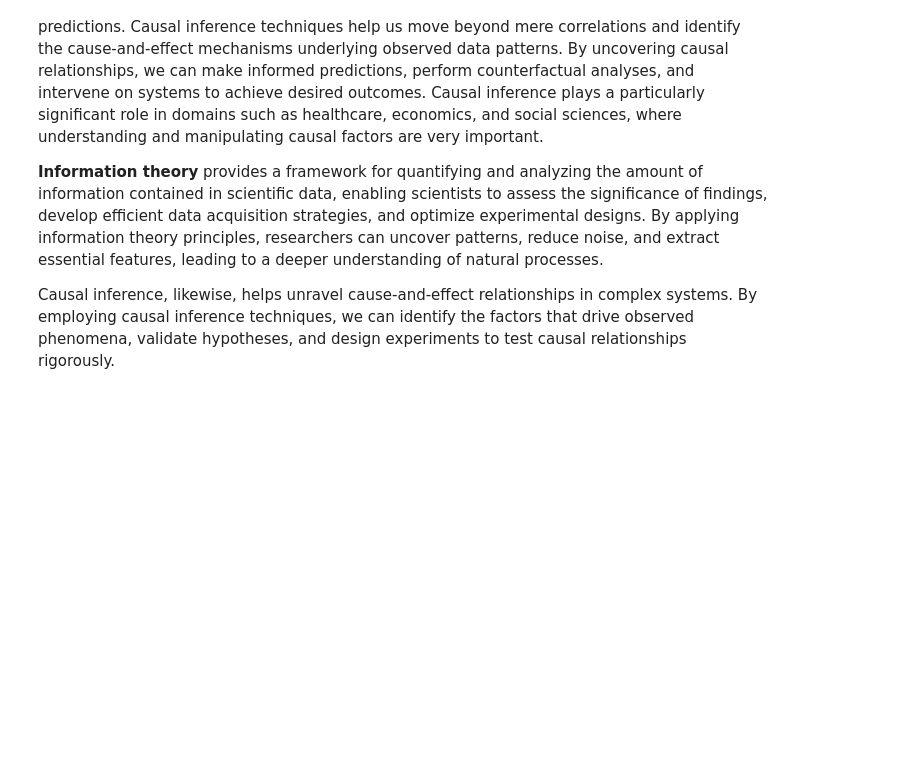
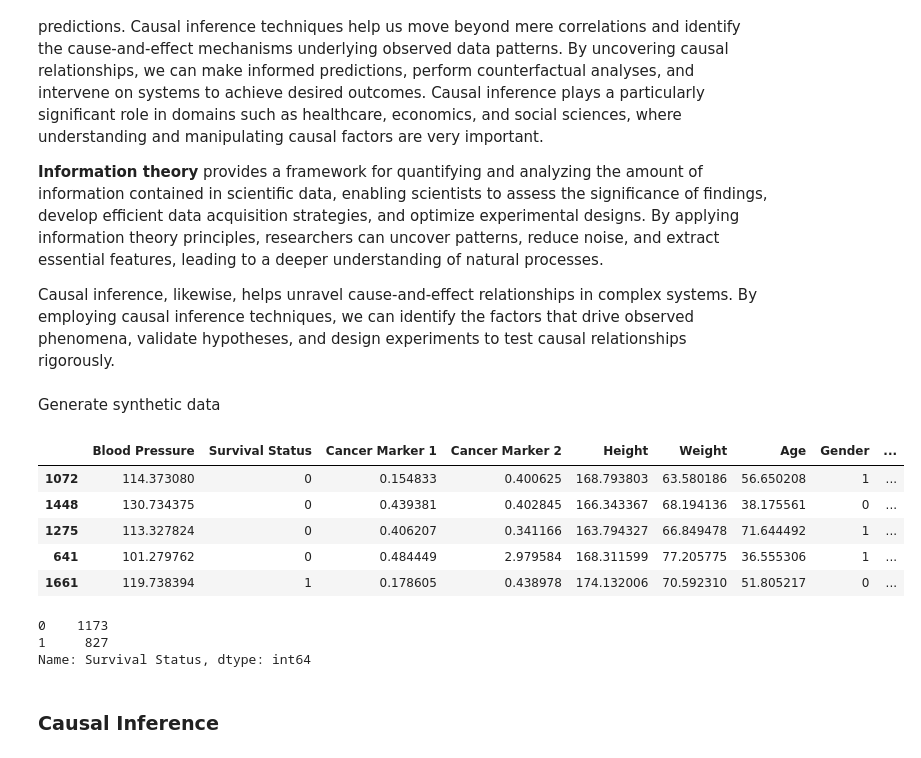
Before and after one commit to ProfessorBanner/Portfolio., a Jupyter notebook: Data Science/Information theory and causal inference.ipynb, the cells around one changed output. Cells and saved outputs as stored; diff of their text form; code cells hidden in the pictures; blank space fills up the shorter version.

```diff
--- a/Data Science/Information theory and causal inference.ipynb
+++ b/Data Science/Information theory and causal inference.ipynb
@@ -8,3 +15,78 @@ Information theory and causal inference play pivotal role in advancing our under
 **Information theory** provides a framework for quantifying and analyzing the amount of information contained in scientific data, enabling scientists to assess the significance of findings, develop efficient data acquisition strategies, and optimize experimental designs. By applying information theory principles, researchers can uncover patterns, reduce noise, and extract essential features, leading to a deeper understanding of natural processes.
 
 Causal inference, likewise, helps unravel cause-and-effect relationships in complex systems. By employing causal inference techniques, we can identify the factors that drive observed phenomena, validate hypotheses, and design experiments to test causal relationships rigorously.
+# %% [markdown]
+Generate synthetic data
+# %%
+np.random.seed(77)
+num_samples = 1000 # Define the number of samples
+
+# Generate treated group data
+treated_blood_pressure = np.random.normal(110, 5, num_samples)
+treated_survival_status = np.random.choice([0, 1], size=num_samples, p=[0.8, 0.2])  # Lower survival probability
+treated_cancer_marker1 = np.random.normal(0.5, 0.1, num_samples)
+treated_cancer_marker2 = np.random.normal(3, 0.1, num_samples)
+treated_height = np.random.normal(170, 10, num_samples)
+treated_weight = np.random.normal(70, 5, num_samples)
+treated_age = np.random.normal(50, 10, num_samples)
+treated_gender = np.random.choice([0, 1], size=num_samples)  # 0 for Male, 1 for Female
+treated_group = ['Treated'] * num_samples
+
+# Generate not treated group data
+not_treated_blood_pressure = np.random.normal(120, 8, num_samples)
+not_treated_survival_status = np.random.choice([0, 1], size=num_samples, p=[0.4, 0.6])
+not_treated_cancer_marker1 = np.random.normal(0.3, 0.1, num_samples)
+not_treated_cancer_marker2 = np.random.normal(0.4, 0.1, num_samples)
+not_treated_height = np.random.normal(165, 8, num_samples)
+not_treated_weight = np.random.normal(65, 5, num_samples)
+not_treated_age = np.random.normal(55, 12, num_samples)
+not_treated_gender = np.random.choice([0, 1], size=num_samples)  # 0 for Male, 1 for Female
+not_treated_group = ['Not Treated'] * num_samples
+
+# Generate survival time for both groups (up to 10 years)
+treated_survival_time = np.random.randint(1, 11, num_samples)
+not_treated_survival_time = np.random.randint(1, 11, num_samples)
+
+# Combine treated and not treated data
+all_blood_pressure = np.concatenate((treated_blood_pressure, not_treated_blood_pressure))
+all_survival_status = np.concatenate((treated_survival_status, not_treated_survival_status))
+all_cancer_marker1 = np.concatenate((treated_cancer_marker1, not_treated_cancer_marker1))
+all_cancer_marker2 = np.concatenate((treated_cancer_marker2, not_treated_cancer_marker2))
+all_height = np.concatenate((treated_height, not_treated_height))
+all_weight = np.concatenate((treated_weight, not_treated_weight))
+all_age = np.concatenate((treated_age, not_treated_age))
+all_gender = np.concatenate((treated_gender, not_treated_gender))
+all_group = np.concatenate((treated_group, not_treated_group))
+all_survival_time = np.concatenate((treated_survival_time, not_treated_survival_time))
+
+# Create a DataFrame with features and target
+df = pd.DataFrame({
+    'Blood Pressure': all_blood_pressure,
+    'Survival Status': all_survival_status,
+    'Cancer Marker 1': all_cancer_marker1,
+    'Cancer Marker 2': all_cancer_marker2,
+    'Height': all_height,
+    'Weight': all_weight,
+    'Age': all_age,
+    'Gender': all_gender,
+    'Treatment Group': all_group,
+    'Survival Time': all_survival_time
+})
+df=df.sample(frac=1) # shuffle
+
+df.head(5)
+# %% [output]
+|  | Blood Pressure | Survival Status | Cancer Marker 1 | Cancer Marker 2 | Height | Weight | Age | Gender | ... |
+| 1072 | 114.373080 | 0 | 0.154833 | 0.400625 | 168.793803 | 63.580186 | 56.650208 | 1 | ... |
+| 1448 | 130.734375 | 0 | 0.439381 | 0.402845 | 166.343367 | 68.194136 | 38.175561 | 0 | ... |
+| 1275 | 113.327824 | 0 | 0.406207 | 0.341166 | 163.794327 | 66.849478 | 71.644492 | 1 | ... |
+| 641 | 101.279762 | 0 | 0.484449 | 2.979584 | 168.311599 | 77.205775 | 36.555306 | 1 | ... |
+| 1661 | 119.738394 | 1 | 0.178605 | 0.438978 | 174.132006 | 70.592310 | 51.805217 | 0 | ... |
+# %%
+df['Survival Status'].value_counts()
+# %% [output]
+0    1173
+1     827
+Name: Survival Status, dtype: int64
+# %% [markdown]
+### Causal Inference
```
Also changed, not shown: parts of 6 cells of this notebook.
